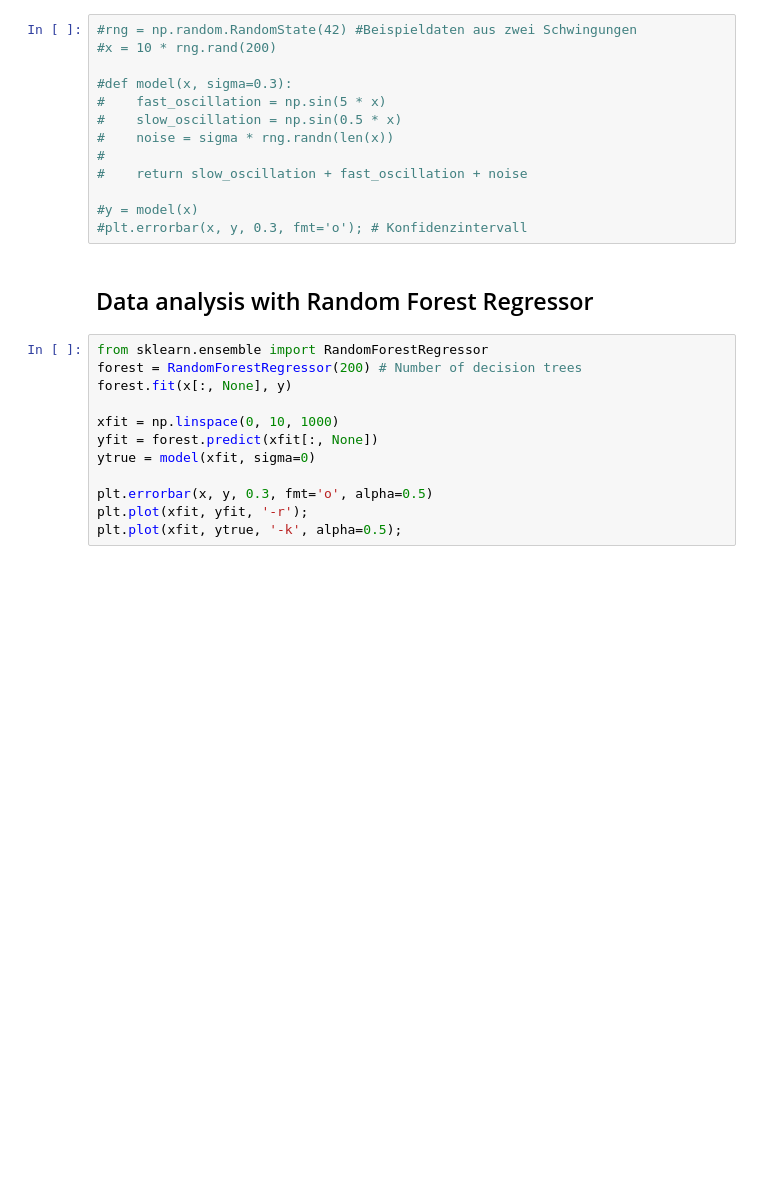
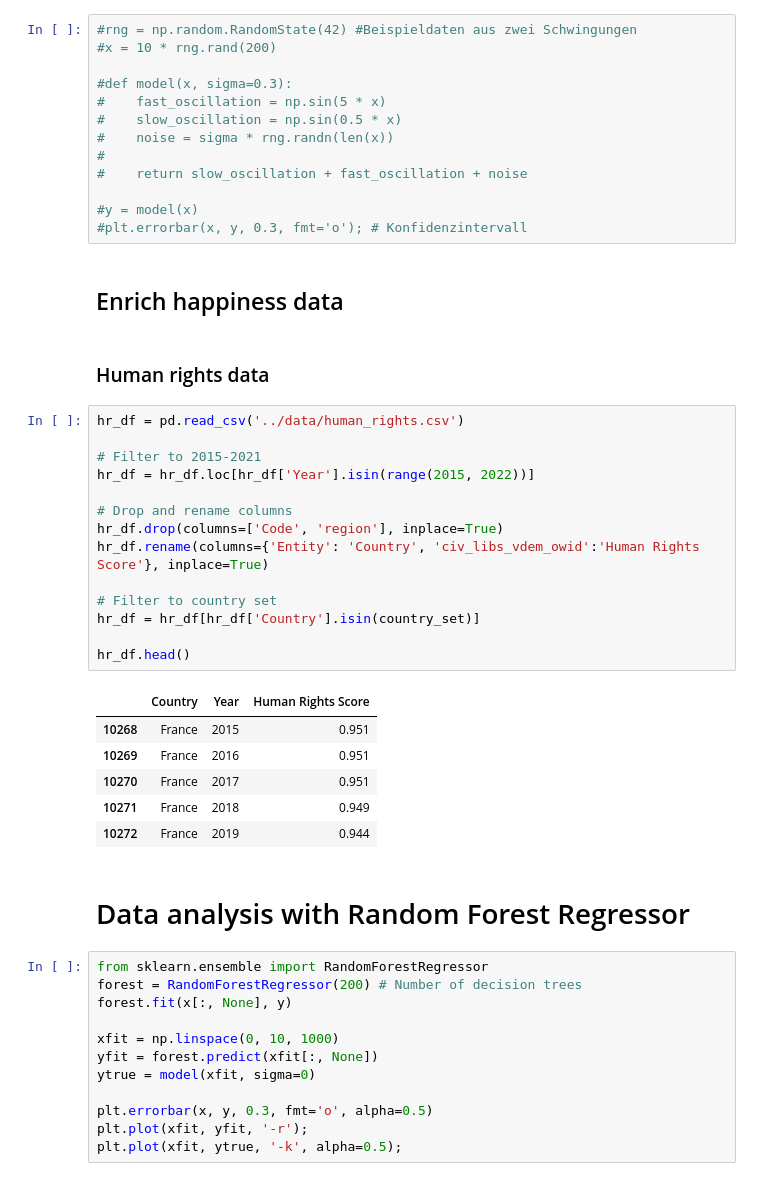
Before and after one commit to thirdcoffee/predicting-world-happiness, a Jupyter notebook: notebooks/predictor.ipynb, the cells around one changed output. Drawn from its saved outputs; the diff is of its cells as text; blank space fills up the shorter version.

```diff
--- a/notebooks/predictor.ipynb
+++ b/notebooks/predictor.ipynb
@@ -98,8 +101,33 @@ sns.lineplot(data=happiness_df, x='Year', y='Happiness Score', hue='Country')
 
 #y = model(x)
 #plt.errorbar(x, y, 0.3, fmt='o'); # Konfidenzintervall
+# %% [markdown]
+## Enrich happiness data
+# %% [markdown]
+### Human rights data
+# %%
+hr_df = pd.read_csv('../data/human_rights.csv')
+
+# Filter to 2015-2021
+hr_df = hr_df.loc[hr_df['Year'].isin(range(2015, 2022))]
+
+# Drop and rename columns
+hr_df.drop(columns=['Code', 'region'], inplace=True)
+hr_df.rename(columns={'Entity': 'Country', 'civ_libs_vdem_owid':'Human Rights Score'}, inplace=True)
+
+# Filter to country set
+hr_df = hr_df[hr_df['Country'].isin(country_set)]
+
+hr_df.head()
+# %% [output]
+|  | Country | Year | Human Rights Score |
+| 10268 | France | 2015 | 0.951 |
+| 10269 | France | 2016 | 0.951 |
+| 10270 | France | 2017 | 0.951 |
+| 10271 | France | 2018 | 0.949 |
+| 10272 | France | 2019 | 0.944 |
 # %% [markdown]
-## Data analysis with Random Forest Regressor
+# Data analysis with Random Forest Regressor
 # %%
 from sklearn.ensemble import RandomForestRegressor
 forest = RandomForestRegressor(200) # Number of decision trees
```
Also changed, not shown: parts of 7 cells of this notebook, 2 other files.
